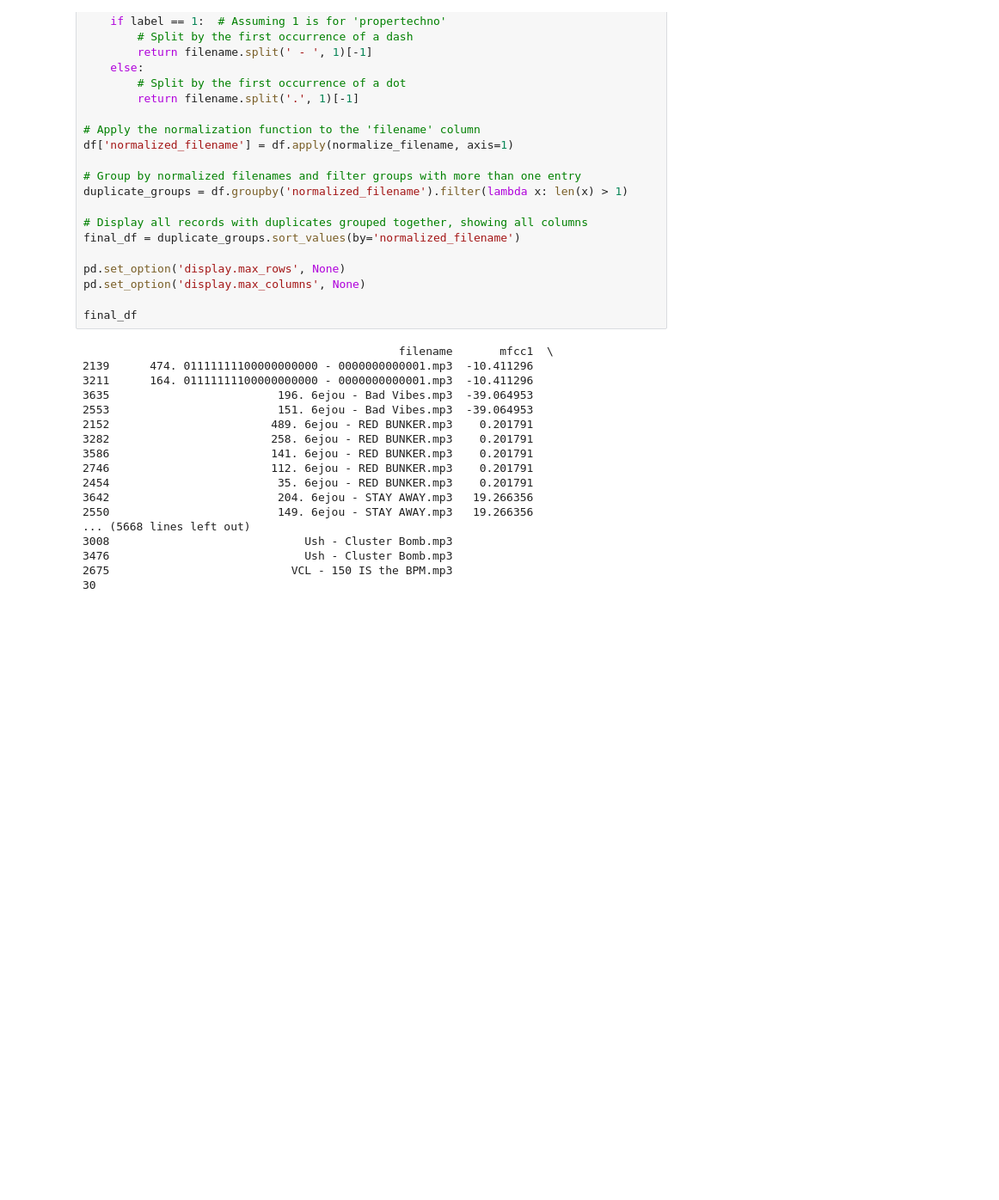
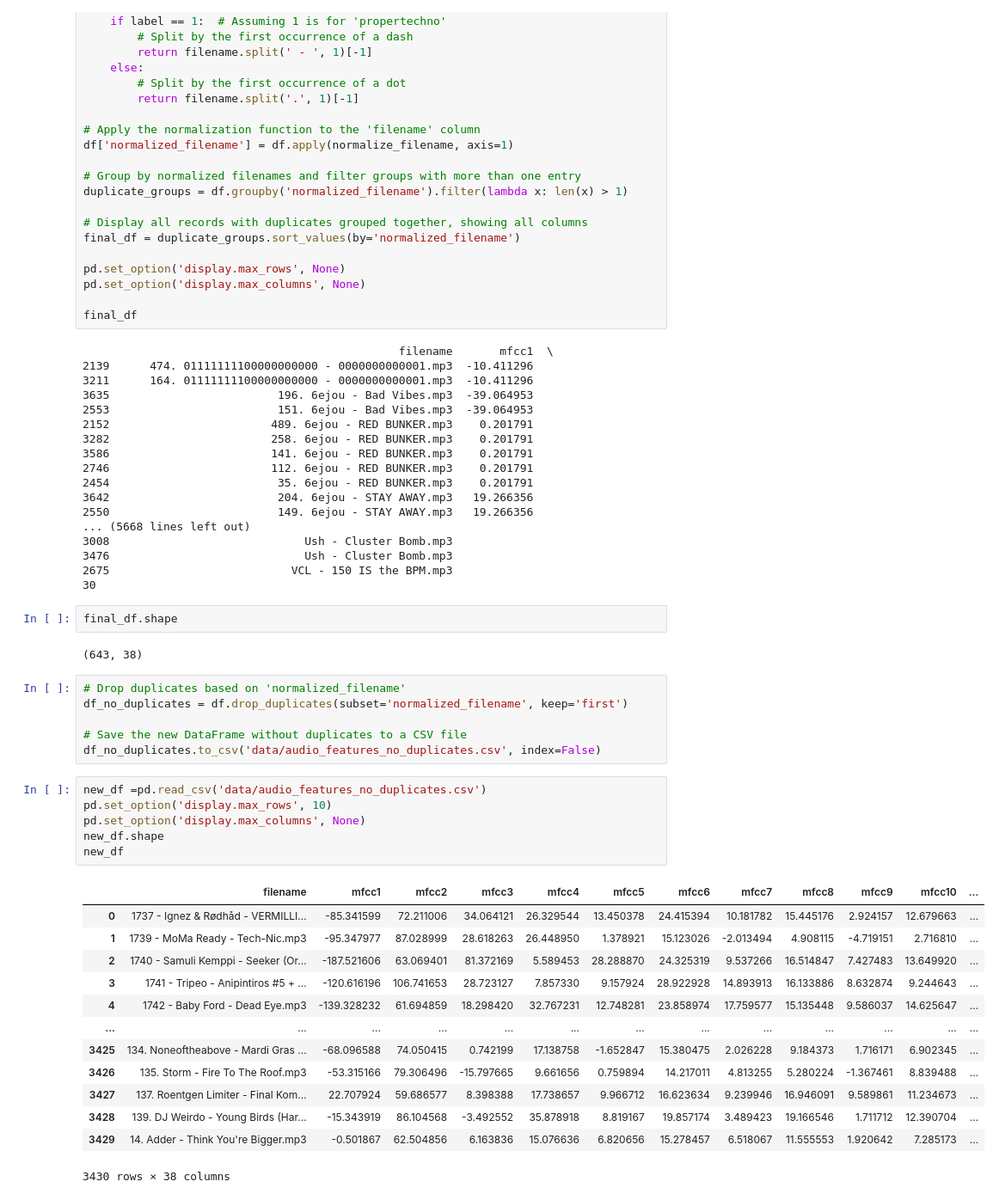
Before and after one commit to zeinramadan/ProperBot, a Jupyter notebook: notebooks/RandomForrestDataset.ipynb, the cells around one changed output. Shown at 86% size. Saved outputs shown, nothing was run; the diff lists cells and outputs as text; blank space fills up the shorter version.

```diff
--- a/notebooks/CreateDataset.ipynb
+++ b/notebooks/RandomForrestDataset.ipynb
@@ -155,3 +155,33 @@ final_df
 3476                             Ush - Cluster Bomb.mp3
 2675                           VCL - 150 IS the BPM.mp3
 30
+# %%
+final_df.shape
+# %% [output]
+(643, 38)
+# %%
+# Drop duplicates based on 'normalized_filename'
+df_no_duplicates = df.drop_duplicates(subset='normalized_filename', keep='first')
+
+# Save the new DataFrame without duplicates to a CSV file
+df_no_duplicates.to_csv('data/audio_features_no_duplicates.csv', index=False)
+# %%
+new_df =pd.read_csv('data/audio_features_no_duplicates.csv')
+pd.set_option('display.max_rows', 10)
+pd.set_option('display.max_columns', None)
+new_df.shape
+new_df
+# %% [output]
+|  | filename | mfcc1 | mfcc2 | mfcc3 | mfcc4 | mfcc5 | mfcc6 | mfcc7 | mfcc8 | mfcc9 | mfcc10 | ... |
+| 0 | 1737 - Ignez & Rødhåd - VERMILLI... | -85.341599 | 72.211006 | 34.064121 | 26.329544 | 13.450378 | 24.415394 | 10.181782 | 15.445176 | 2.924157 | 12.679663 | ... |
+| 1 | 1739 - MoMa Ready - Tech-Nic.mp3 | -95.347977 | 87.028999 | 28.618263 | 26.448950 | 1.378921 | 15.123026 | -2.013494 | 4.908115 | -4.719151 | 2.716810 | ... |
+| 2 | 1740 - Samuli Kemppi - Seeker (Or... | -187.521606 | 63.069401 | 81.372169 | 5.589453 | 28.288870 | 24.325319 | 9.537266 | 16.514847 | 7.427483 | 13.649920 | ... |
+| 3 | 1741 - Tripeo - Anipintiros #5 + ... | -120.616196 | 106.741653 | 28.723127 | 7.857330 | 9.157924 | 28.922928 | 14.893913 | 16.133886 | 8.632874 | 9.244643 | ... |
+| 4 | 1742 - Baby Ford - Dead Eye.mp3 | -139.328232 | 61.694859 | 18.298420 | 32.767231 | 12.748281 | 23.858974 | 17.759577 | 15.135448 | 9.586037 | 14.625647 | ... |
+| ... | ... | ... | ... | ... | ... | ... | ... | ... | ... | ... | ... | ... |
+| 3425 | 134. Noneoftheabove - Mardi Gras ... | -68.096588 | 74.050415 | 0.742199 | 17.138758 | -1.652847 | 15.380475 | 2.026228 | 9.184373 | 1.716171 | 6.902345 | ... |
+| 3426 | 135. Storm - Fire To The Roof.mp3 | -53.315166 | 79.306496 | -15.797665 | 9.661656 | 0.759894 | 14.217011 | 4.813255 | 5.280224 | -1.367461 | 8.839488 | ... |
+| 3427 | 137. Roentgen Limiter - Final Kom... | 22.707924 | 59.686577 | 8.398388 | 17.738657 | 9.966712 | 16.623634 | 9.239946 | 16.946091 | 9.589861 | 11.234673 | ... |
+| 3428 | 139. DJ Weirdo - Young Birds (Har... | -15.343919 | 86.104568 | -3.492552 | 35.878918 | 8.819167 | 19.857174 | 3.489423 | 19.166546 | 1.711712 | 12.390704 | ... |
+| 3429 | 14. Adder - Think You're Bigger.mp3 | -0.501867 | 62.504856 | 6.163836 | 15.076636 | 6.820656 | 15.278457 | 6.518067 | 11.555553 | 1.920642 | 7.285173 | ... |
+3430 rows × 38 columns
```
Also changed, not shown: parts of 5 cells of this notebook, 2 other files.
